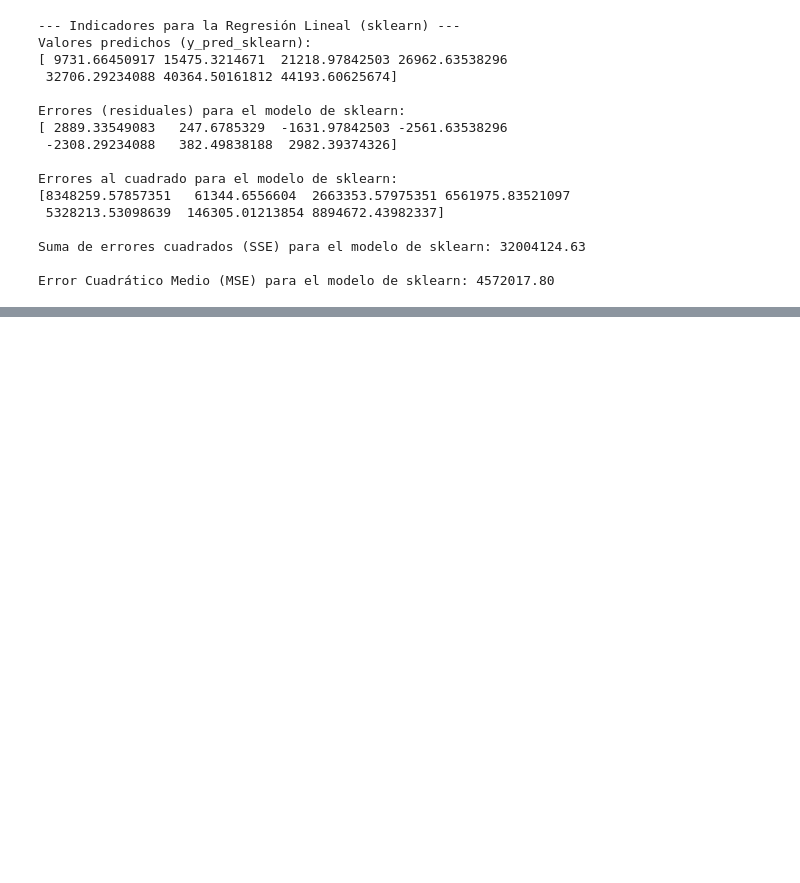
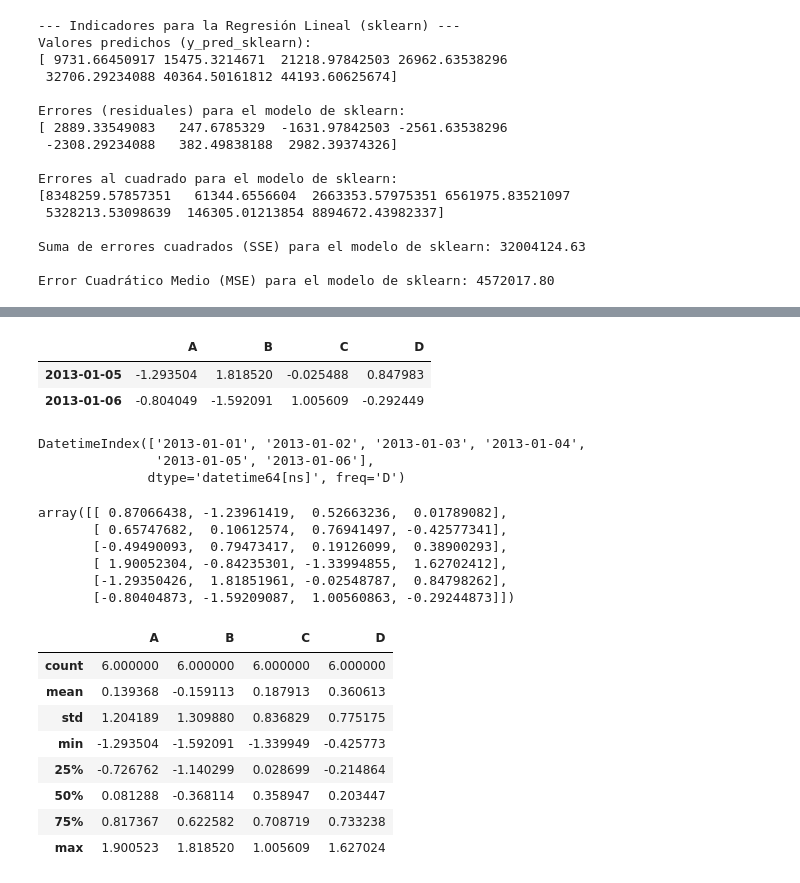
Before and after one commit to DavidZD5/Mineria-de-datos, a Jupyter notebook: MineriaDatos.ipynb, the cells around one changed output, grey strips where cells are left out. Saved outputs shown, nothing was run; the diff lists cells and outputs as text; code cells hidden in the pictures; blank space fills up the shorter version.

```diff
--- a/MineriaDatos.ipynb
+++ b/MineriaDatos.ipynb
@@ -1053,0 +1072,4 @@ Error Cuadrático Medio (MSE) para el modelo de sklearn: 4572017.80
+# %%
+#Creaando un Dataframe non range
+dates = pd.date_range("20130101", periods=6)
+dates
@@ -1053,0 +1080,4 @@ Error Cuadrático Medio (MSE) para el modelo de sklearn: 4572017.80
+# %%
+#Creaando un Dataframe
+df = pd.DataFrame(np.random.randn(6, 4), index=dates, columns=list("ABCD"))
+df
@@ -1053,0 +1133,36 @@ Error Cuadrático Medio (MSE) para el modelo de sklearn: 4572017.80
+# %%
+df.tail(2)
+# %% [output]
+|  | A | B | C | D |
+| 2013-01-05 | -1.293504 | 1.818520 | -0.025488 | 0.847983 |
+| 2013-01-06 | -0.804049 | -1.592091 | 1.005609 | -0.292449 |
+# %%
+#Trae el index
+df.index
+# %% [output]
+DatetimeIndex(['2013-01-01', '2013-01-02', '2013-01-03', '2013-01-04',
+               '2013-01-05', '2013-01-06'],
+              dtype='datetime64[ns]', freq='D')
+# %%
+#Devuelve una representación NumPy de los datos subyacentes
+df.to_numpy()
+# %% [output]
+array([[ 0.87066438, -1.23961419,  0.52663236,  0.01789082],
+       [ 0.65747682,  0.10612574,  0.76941497, -0.42577341],
+       [-0.49490093,  0.79473417,  0.19126099,  0.38900293],
+       [ 1.90052304, -0.84235301, -1.33994855,  1.62702412],
+       [-1.29350426,  1.81851961, -0.02548787,  0.84798262],
+       [-0.80404873, -1.59209087,  1.00560863, -0.29244873]])
+# %%
+#Muestra un resumen estadístico rápido de tus datos
+df.describe()
+# %% [output]
+|  | A | B | C | D |
+| count | 6.000000 | 6.000000 | 6.000000 | 6.000000 |
+| mean | 0.139368 | -0.159113 | 0.187913 | 0.360613 |
+| std | 1.204189 | 1.309880 | 0.836829 | 0.775175 |
+| min | -1.293504 | -1.592091 | -1.339949 | -0.425773 |
+| 25% | -0.726762 | -1.140299 | 0.028699 | -0.214864 |
+| 50% | 0.081288 | -0.368114 | 0.358947 | 0.203447 |
+| 75% | 0.817367 | 0.622582 | 0.708719 | 0.733238 |
+| max | 1.900523 | 1.818520 | 1.005609 | 1.627024 |
```
Also changed, not shown: parts of 14 cells of this notebook.
